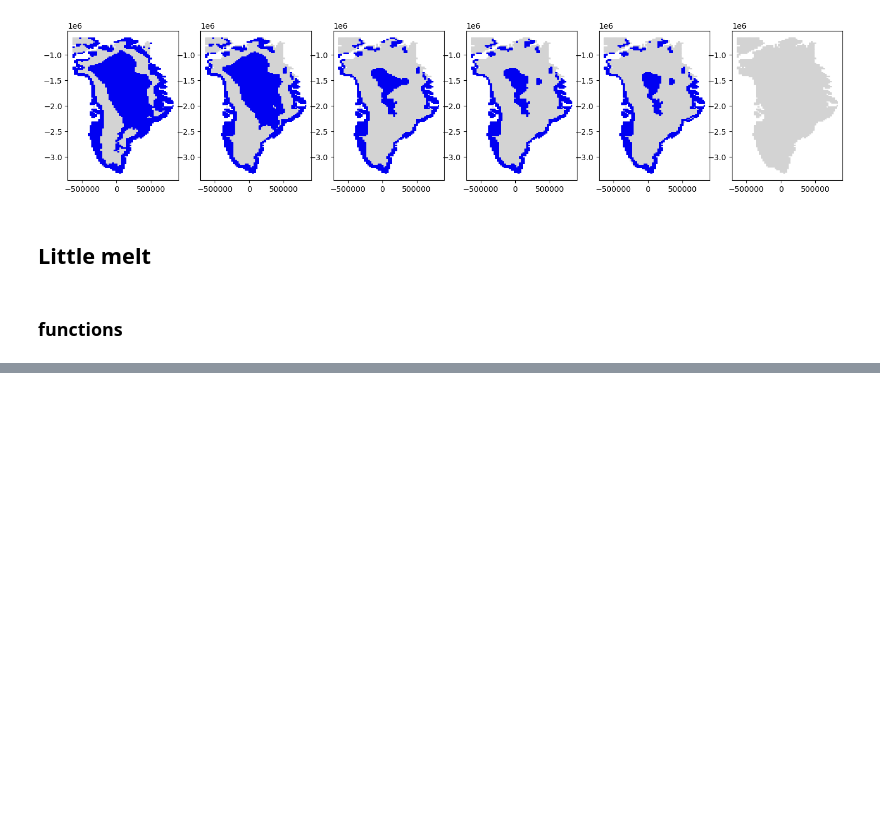
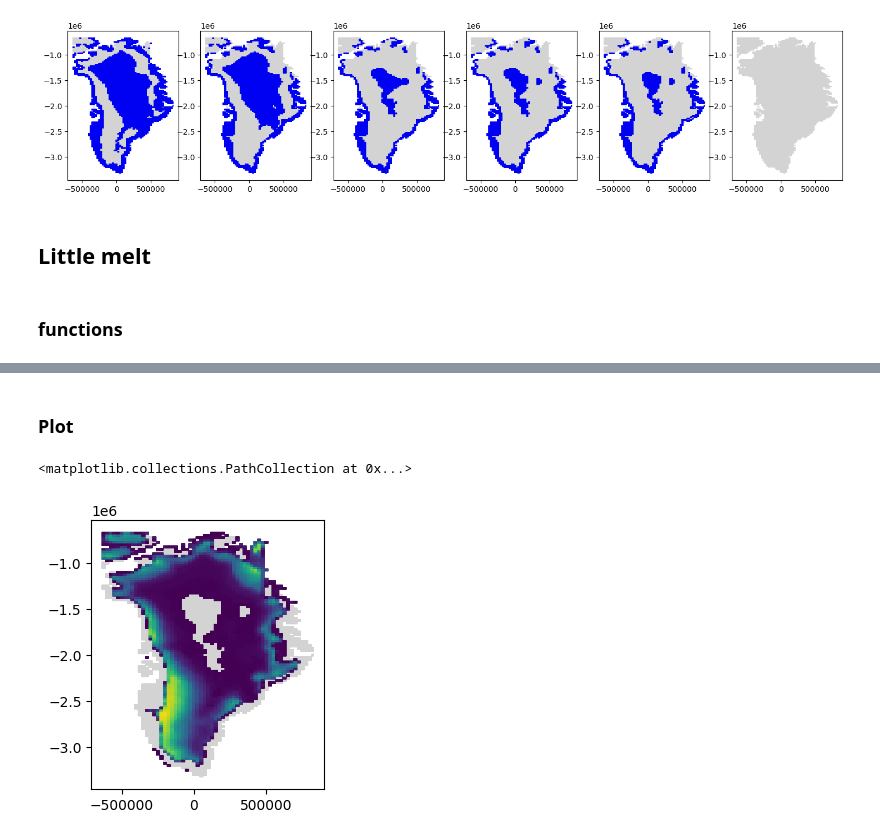
Before and after one commit to linaskerath/RP_Greenland, a Jupyter notebook: Scripts/07_2_find_non_melt_area copy.ipynb, the cells around one changed output, grey strips where cells are left out. Saved outputs shown, nothing was run; the diff lists cells and outputs as text; code cells hidden in the pictures; blank space fills up the shorter version.

```diff
--- a/Scripts/07_2_find_non_melt_area copy.ipynb
+++ b/Scripts/07_2_find_non_melt_area copy.ipynb
@@ -295,0 +323,13 @@ m17[m17['counts'] > 1]
+# %% [markdown]
+### Plot
+# %%
+fig, ax = plt.subplots(nrows = 1, ncols = 1, figsize = [3,3.5])
+
+cmap_white_gray = matplotlib.colors.LinearSegmentedColormap.from_list("", ["lightgrey", "grey"]) # "white",
+ax.scatter(gray_df["x"], gray_df["y"],  c=gray_df["band_data"],  edgecolor='none', s = 0.05, cmap = cmap_white_gray)
+
+
+ax.scatter(all_cummulative2["x"], all_cummulative2["y"],  c = all_cummulative2['counts'], edgecolor='none', s = 0.05,  label = 'melt')
+# %% [output]
+<matplotlib.collections.PathCollection at 0x...>
+[figure, added]
```
Also changed, not shown: parts of 25 cells of this notebook.
